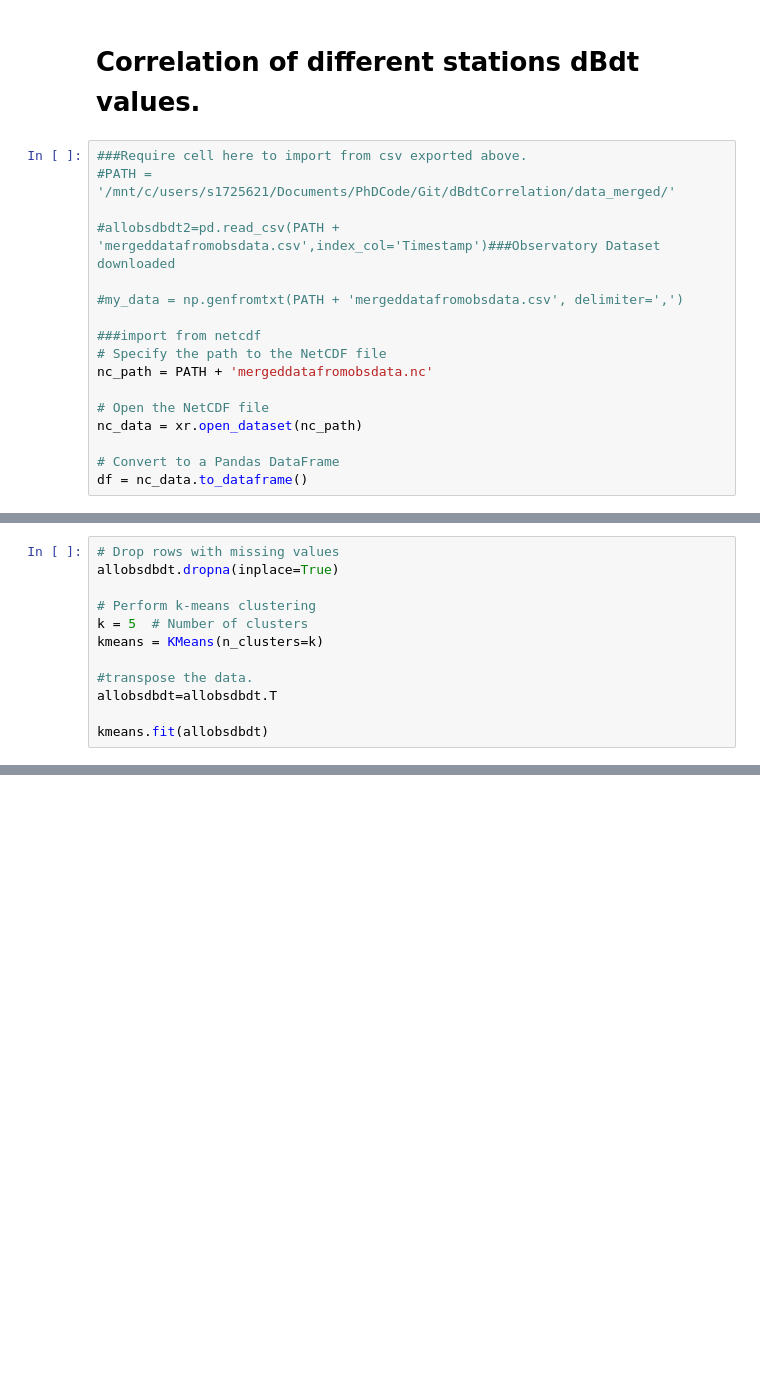
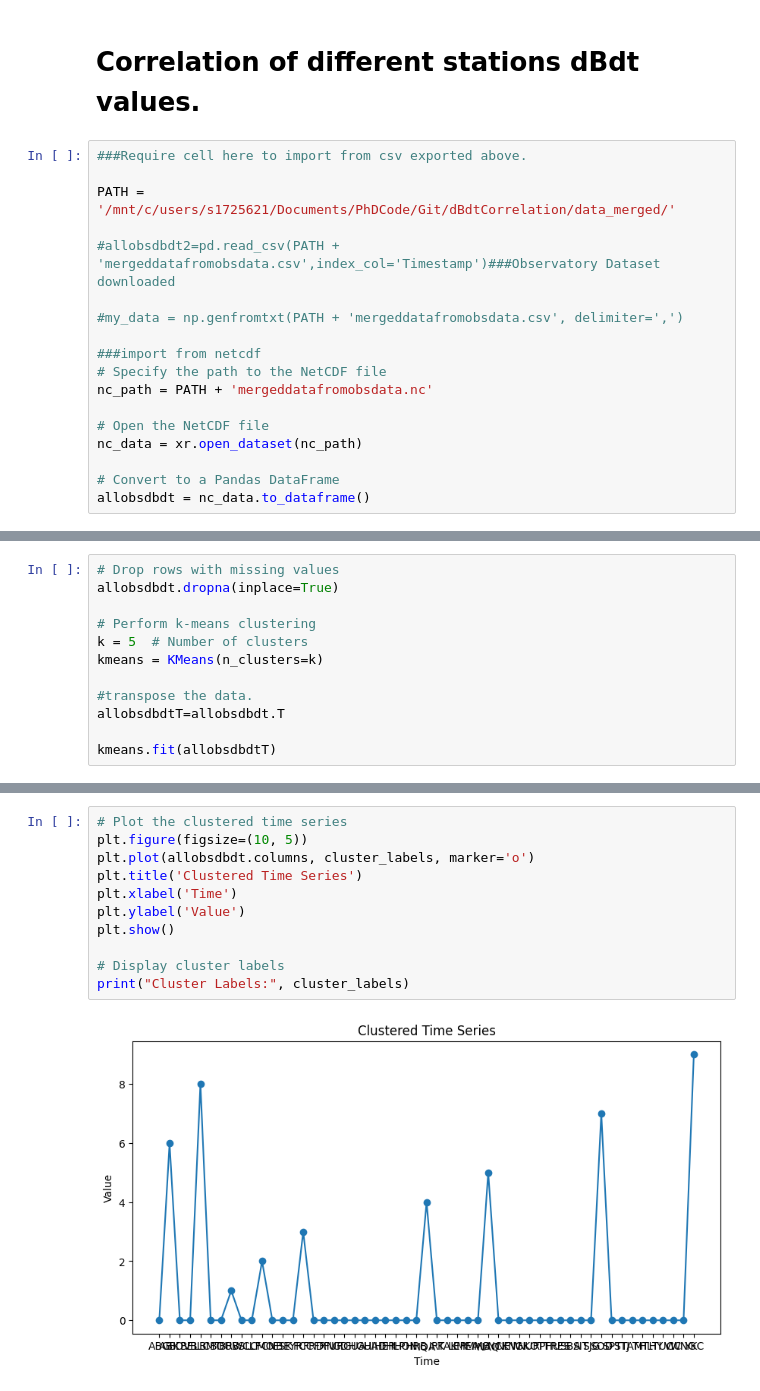
Before and after one commit to spiralwidget/dBdtCorrelation, a Jupyter notebook: 2.Correlation.ipynb, the cells around one changed output, grey strips where cells are left out. Saved outputs shown, nothing was run; the diff lists cells and outputs as text; blank space fills up the shorter version.

```diff
--- a/2.Correlation.ipynb
+++ b/2.Correlation.ipynb
@@ -273,7 +273,8 @@ allobsdbdt.to_csv(PATH+'mergeddatafromobsdata.csv',index=True)
 # Correlation of different stations dBdt values.
 # %%
 ###Require cell here to import from csv exported above.
-#PATH = '/mnt/c/users/s1725621/Documents/PhDCode/Git/dBdtCorrelation/data_merged/'
+
+PATH = '/mnt/c/users/s1725621/Documents/PhDCode/Git/dBdtCorrelation/data_merged/'
 
 #allobsdbdt2=pd.read_csv(PATH + 'mergeddatafromobsdata.csv',index_col='Timestamp')###Observatory Dataset downloaded
 
@@ -287,5 +288,5 @@ nc_path = PATH + 'mergeddatafromobsdata.nc'
 nc_data = xr.open_dataset(nc_path)
 
 # Convert to a Pandas DataFrame
-df = nc_data.to_dataframe()
+allobsdbdt = nc_data.to_dataframe()
 # %%
@@ -318,7 +318,7 @@ k = 5  # Number of clusters
 kmeans = KMeans(n_clusters=k)
 
 #transpose the data.
-allobsdbdt=allobsdbdt.T
+allobsdbdtT=allobsdbdt.T
 
-kmeans.fit(allobsdbdt)
+kmeans.fit(allobsdbdtT)
 # %% [output]
@@ -369,0 +352,13 @@ print("Cluster Labels:", cluster_labels)
+# %%
+# Plot the clustered time series
+plt.figure(figsize=(10, 5))
+plt.plot(allobsdbdt.columns, cluster_labels, marker='o')
+plt.title('Clustered Time Series')
+plt.xlabel('Time')
+plt.ylabel('Value')
+plt.show()
+
+# Display cluster labels
+print("Cluster Labels:", cluster_labels)
+# %% [output]
+[figure, added]
```
Also changed, not shown: parts of 6 cells of this notebook.
